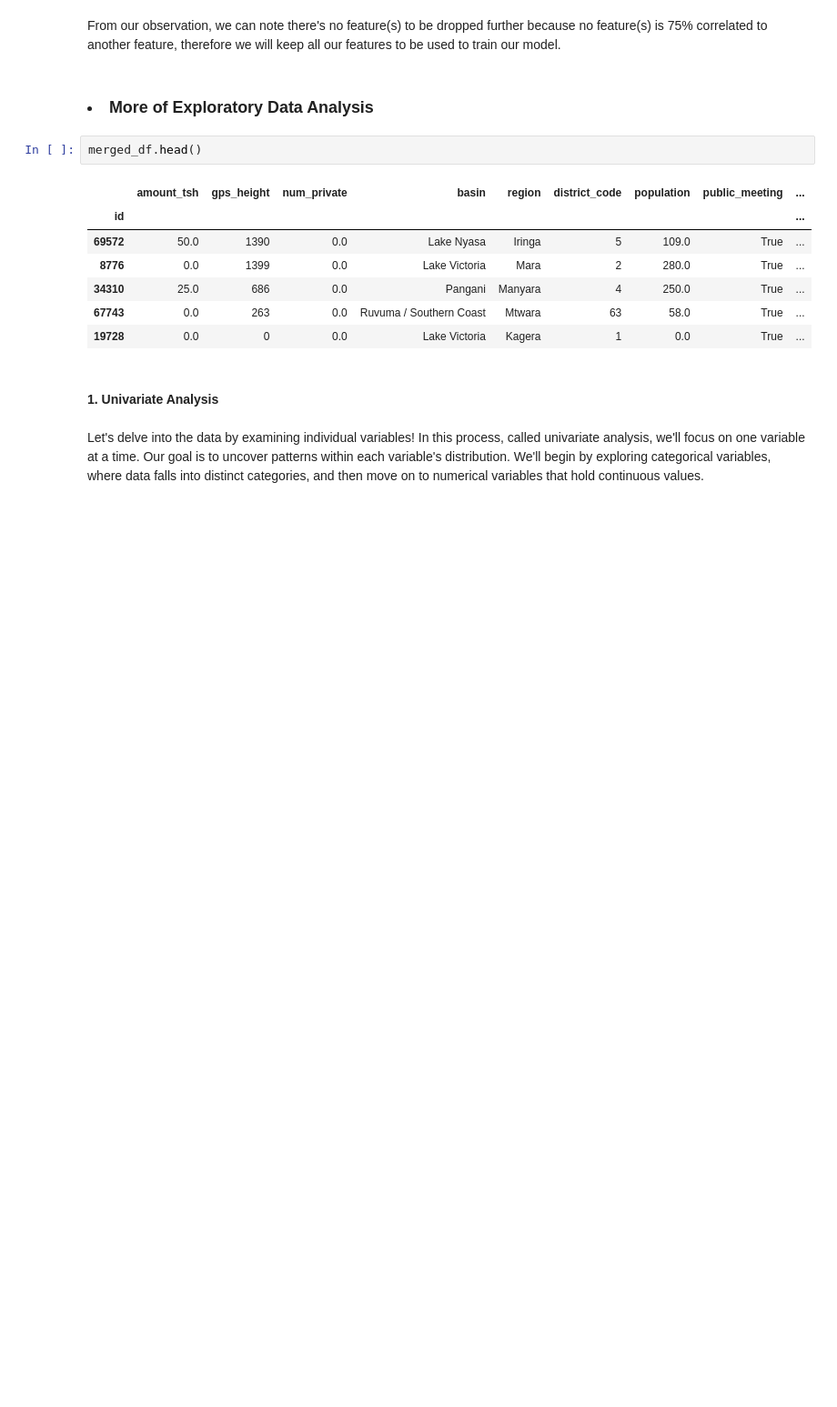
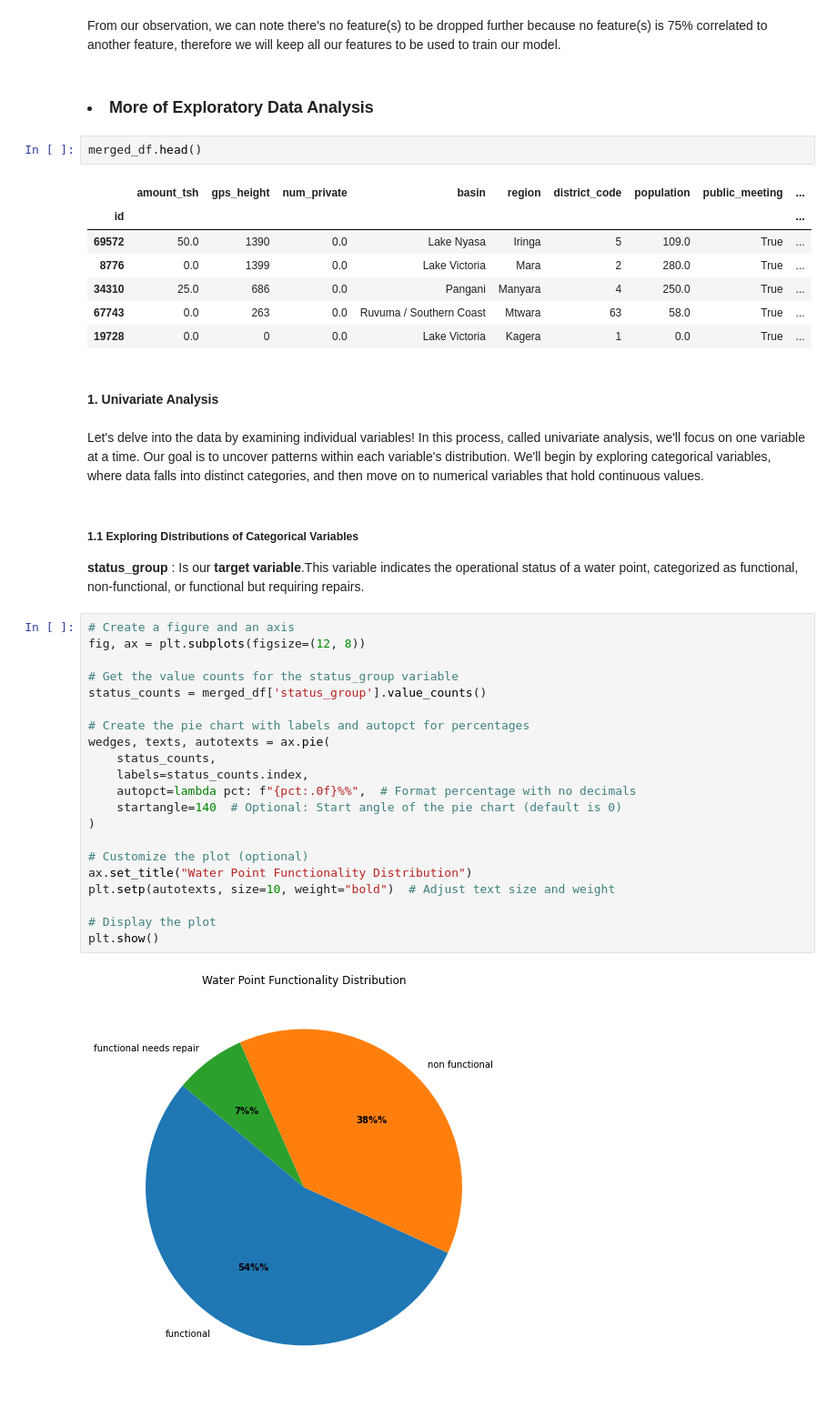
Before and after one commit to Cdasilver29/well-classification-documented, a Jupyter notebook: Technical.ipynb, the cells around one changed output. Shown at 91% size. Drawn from its saved outputs; the diff is of its cells as text; blank space fills up the shorter version.

```diff
--- a/Technical.ipynb
+++ b/Technical.ipynb
@@ -927,3 +927,30 @@ merged_df.head()
 # %% [markdown]
 Let's delve into the data by examining individual variables!
 In this process, called univariate analysis, we'll focus on one variable at a time. Our goal is to uncover patterns within each variable's distribution. We'll begin by exploring categorical variables, where data falls into distinct categories, and then move on to numerical variables that hold continuous values.
+# %% [markdown]
+##### 1.1 Exploring Distributions of Categorical Variables
+
+**status_group** : Is our **target variable**.This variable indicates the operational status of a water point, categorized as functional, non-functional, or functional but requiring repairs.
+# %%
+# Create a figure and an axis
+fig, ax = plt.subplots(figsize=(12, 8))
+
+# Get the value counts for the status_group variable
+status_counts = merged_df['status_group'].value_counts()
+
+# Create the pie chart with labels and autopct for percentages
+wedges, texts, autotexts = ax.pie(
+    status_counts,
+    labels=status_counts.index,
+    autopct=lambda pct: f"{pct:.0f}%%",  # Format percentage with no decimals
+    startangle=140  # Optional: Start angle of the pie chart (default is 0)
+)
+
+# Customize the plot (optional)
+ax.set_title("Water Point Functionality Distribution")
+plt.setp(autotexts, size=10, weight="bold")  # Adjust text size and weight
+
+# Display the plot
+plt.show()
+# %% [output]
+[figure, added]
```
